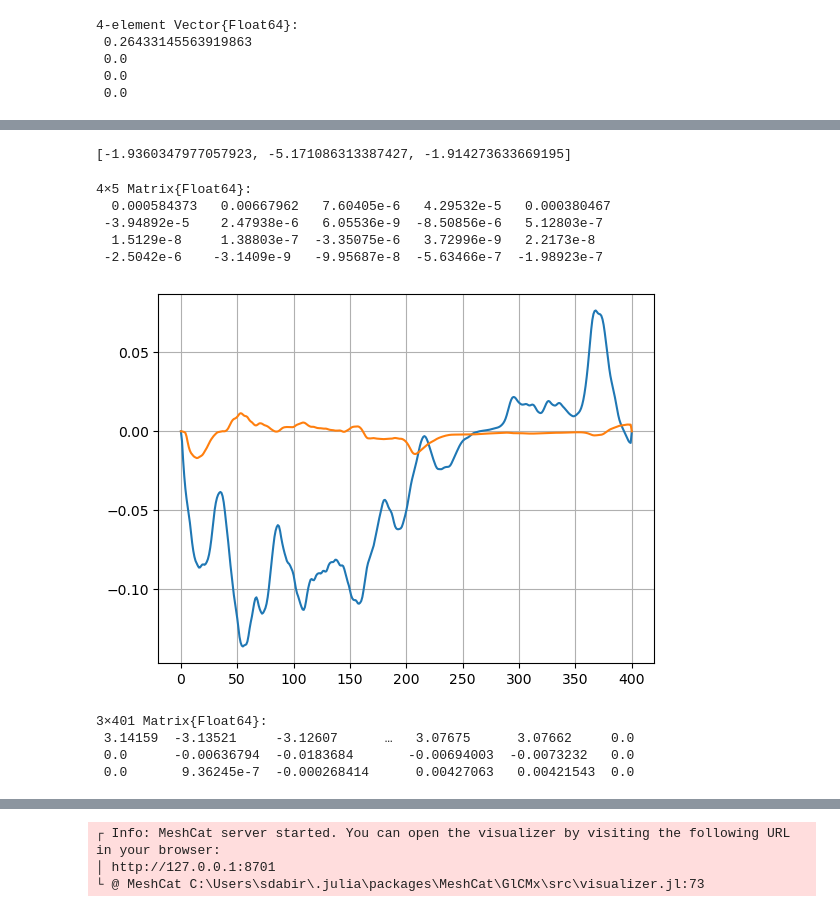
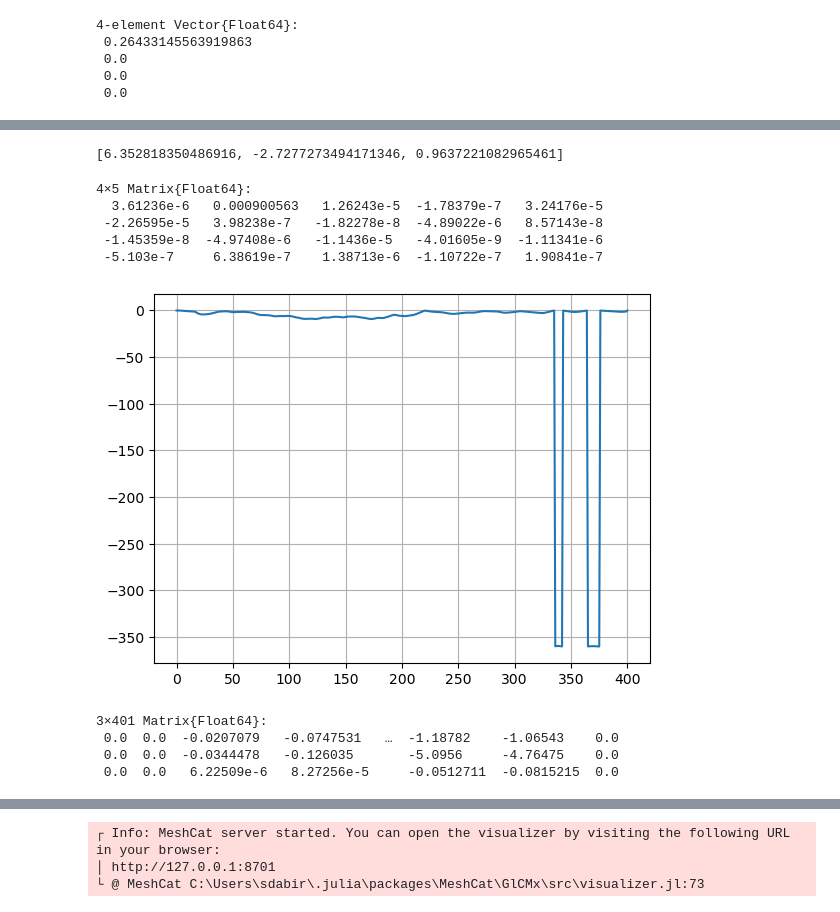
Before and after one commit to SharvitDabir/Quadcopter-Robust-Control, a Jupyter notebook: Crazyflie_DOb_Moving_LP_V2.ipynb, the cells around one changed output, grey strips where cells are left out. Saved outputs shown, nothing was run; the diff lists cells and outputs as text; code cells hidden in the pictures.

```diff
--- a/Crazyflie_DOb_Moving_LP_V2.ipynb
+++ b/Crazyflie_DOb_Moving_LP_V2.ipynb
@@ -1251,8 +1354,8 @@ euler = zeros(3,Nt)
 error = zeros(3,Nt)
 
 #Linearization Point:
-Wx = 5.0
-Wy = 5.0
+Wx = 0.0
+Wy = 0.0
 Wz = 0.0
 counts = 1.0
 
@@ -1271,20 +1374,20 @@ xhover = [0.0; 0.0; 1.0; 0.0; 1.0; 0.0;
 
 #### Repeat this inside loop>>
 #xhover, uhover = get_trim(xguess, uguess)
-        Tsp = desired_thrust(xhover)
-        Z = thrusttoquat(Tsp)
-        # Equilibrium conditions found under current/recent wind estimate:
-        uhover[1] = -Z[7]
-        xhover[4:7] = Z[1:4];
+Tsp = desired_thrust(xhover)
+Z = thrusttoquat(Tsp)
+# Equilibrium conditions found under current/recent wind estimate:
+uhover[1] = -Z[7]
+xhover[4:7] = Z[1:4];
 
 
-        # Discrete Jacobian
-        A = ForwardDiff.jacobian(x->drone_dynamics_RK4(x, uhover, h), xhover)
-        B = ForwardDiff.jacobian(u->drone_dynamics_RK4(xhover, u, h), uhover)
-        Ã = state_error_jacobian(xhover)' * A * state_error_jacobian(xhover)
-        B̃ = state_error_jacobian(xhover)' * B
-        # LQR Gains
-        K_DOb,P = riccati(Ã, B̃, Q, R, Qf, Nt);
+# Discrete Jacobian
+A = ForwardDiff.jacobian(x->drone_dynamics_RK4(x, uhover, h), xhover)
+B = ForwardDiff.jacobian(u->drone_dynamics_RK4(xhover, u, h), uhover)
+Ã = state_error_jacobian(xhover)' * A * state_error_jacobian(xhover)
+B̃ = state_error_jacobian(xhover)' * B
+# LQR Gains
+K_DOb,P = riccati(Ã, B̃, Q, R, Qf, Nt);
 
 #### Repeat this inside loop<<
 
@@ -1292,7 +1395,8 @@ for k = 1:(Nt-1)
     #xhover = update_reference(est_states1[:,k+1],xhover)
     #Δx̃ = state_error(X_kf[:, k], xhover)
 
-    if counts > 1
+    #ADAPTIVE LINEARIZATION:
+    if counts > 80
         ##############################
         xhover = [0.0; 0.0; 1.0; 1.0; 0.0; 0.0;
                  0.0; 0.0; 0.0; 0.0; 0.0; 0.0;
@@ -1321,6 +1425,8 @@ for k = 1:(Nt-1)
     end
 
     counts = counts + 5
+
+    #ERROR CALCULATION:
     Δx̃ = state_error(est_states1[:, k], xhover)
     error[:,k] = Δx̃[13:15]
 
@@ -1329,13 +1435,23 @@ for k = 1:(Nt-1)
 #     Xfus = 0.5*ρ*Sx_fux*Cd*(est_states1[8] -w_b_est[1])*(est_states1[8] - w_b_est[1])
 #     Yfus = 0.5*ρ*Sy_fux*Cd*(est_states1[9] - w_b_est[2])*(est_states1[9] - w_b_est[2])
 #     Zfus = 0.5*ρ*Sz_fux*Cd*(est_states1[10] - w_b_est[3])*(est_states1[10] - w_b_est[3])
+
+    #CONTROL LAW:
     U_kf[:, k] .= uhover - K_DOb * Δx̃ #+ Kff*est_states1[7:9,k]
+
+    #APPLY WIND:
     X_kf[14:16, k] .= [wind_vec[1, k]; wind_vec[2,k]; wind_vec[3,k]] #wind
+
+    #SIMULATE FORWARD ROLLOUT:
     X_kf[:, k+1] .= drone_dynamics_RK4(X_kf[:, k], U_kf[:, k], h)
-    X_kf[14:19,k+1] .= 0.0 # ensuring that wind at the previous time step is not correlated to next time step
+
+    #KALMAN ESTIMATION:
+    X_kf[14:19,k+1] .= [0.0; 0.0; 0.0; 0.0; 0.0; 0.0] # ensuring that wind at the previous time step is not correlated to next time step
     est_states1[:,k+1], P_kf = update_kf_trans(est_states1[:,k], U_kf[:, k], X_kf[:, k+1], H_kf, P_kf, Q_kf, R_kf)
 
     euler[:,k] = qtoeul(X_kf[4:7,k])
+    euler[1,k] = ((euler[1,k] + pi)*180)/(pi) - 360
+    euler[2:3,k] = [((euler[2,k])*180)/(pi); ((euler[3,k])*180)/(pi)]
 
 
 
@@ -1349,23 +1465,23 @@ end
 print(xhover[14:16,1])
 K_DOb[:,14:end]
 # %% [output]
-[-1.9360347977057923, -5.171086313387427, -1.914273633669195]
+[6.352818350486916, -2.7277273494171346, 0.9637221082965461]
 4×5 Matrix{Float64}:
-  0.000584373   0.00667962   7.60405e-6   4.29532e-5   0.000380467
- -3.94892e-5    2.47938e-6   6.05536e-9  -8.50856e-6   5.12803e-7
-  1.5129e-8     1.38803e-7  -3.35075e-6   3.72996e-9   2.2173e-8
- -2.5042e-6    -3.1409e-9   -9.95687e-8  -5.63466e-7  -1.98923e-7
+  3.61236e-6   0.000900563   1.26243e-5  -1.78379e-7   3.24176e-5
+ -2.26595e-5   3.98238e-7   -1.82278e-8  -4.89022e-6   8.57143e-8
+ -1.45359e-8  -4.97408e-6   -1.1436e-5   -4.01605e-9  -1.11341e-6
+ -5.103e-7     6.38619e-7    1.38713e-6  -1.10722e-7   1.90841e-7
 # %%
 #plt.plot(U_kf[2,:])
 #euler = qtoeul(X_kf[4:7,50])
-#plt.plot(euler[1,:])
-plt.plot(euler[2,:])
-plt.plot(euler[3,:])
+plt.plot(euler[1,:])
+#plt.plot(euler[2,:])
+#plt.plot(euler[3,:])
 plt.grid()
 euler
 # %% [output]
-[figure, old version]
+[figure, new version]
 3×401 Matrix{Float64}:
- 3.14159  -3.13521     -3.12607      …   3.07675      3.07662     0.0
- 0.0      -0.00636794  -0.0183684       -0.00694003  -0.0073232   0.0
- 0.0       9.36245e-7  -0.000268414      0.00427063   0.00421543  0.0
+ 0.0  0.0  -0.0207079   -0.0747531   …  -1.18782    -1.06543    0.0
+ 0.0  0.0  -0.0344478   -0.126035       -5.0956     -4.76475    0.0
+ 0.0  0.0   6.22509e-6   8.27256e-5     -0.0512711  -0.0815215  0.0
```
Also changed, not shown: parts of 83 cells of this notebook.
